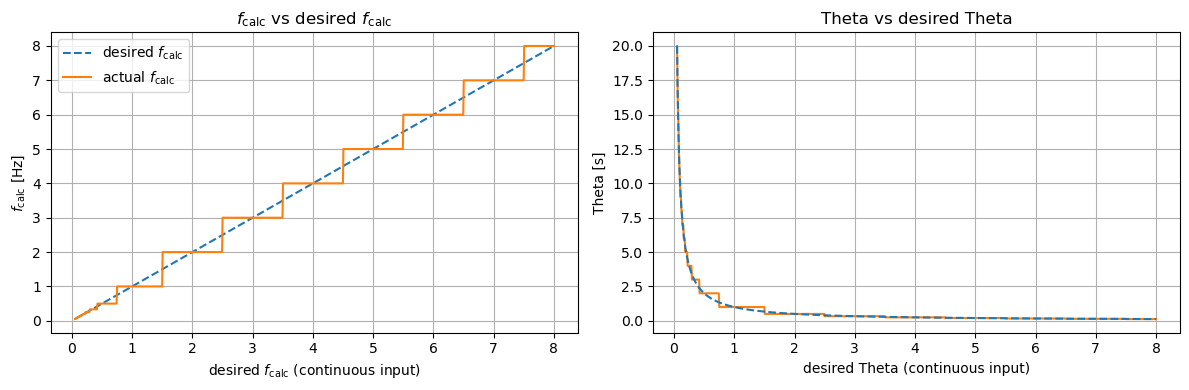
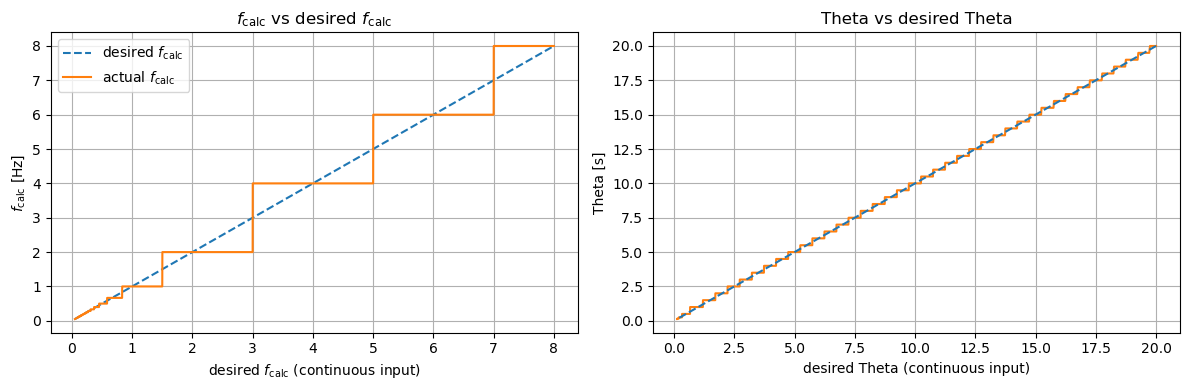
The change to this notebook cell's code, shown as a diff; its figure went from the first image to the second:
--- before
+++ after
@@ -2,5 +2,5 @@
 
 # Input
-desired_f_sweep = np.linspace(0.05, 8.0, 1000)
+desired_f_sweep = np.linspace(0.05, 8.0, 100000)
 desired_eta_2T_sweep = 1.0 / (desired_f_sweep)
 
@@ -29,6 +29,6 @@
 #ax[0].set_ylim(0, 5.)
 
-ax[1].plot(desired_f_sweep, Theta_sweep, color="tab:orange")
-ax[1].plot(desired_f_sweep, desired_eta_2T_sweep, label="actual eta_2T", linestyle="--")
+ax[1].plot(1/desired_f_sweep, Theta_sweep, color="tab:orange")
+ax[1].plot(1/desired_f_sweep, desired_eta_2T_sweep, label="actual eta_2T", linestyle="--")
 ax[1].set_xlabel("desired Theta (continuous input)")
 ax[1].set_ylabel("Theta [s]")

Commit: Modified notebooks for the library compatibility.